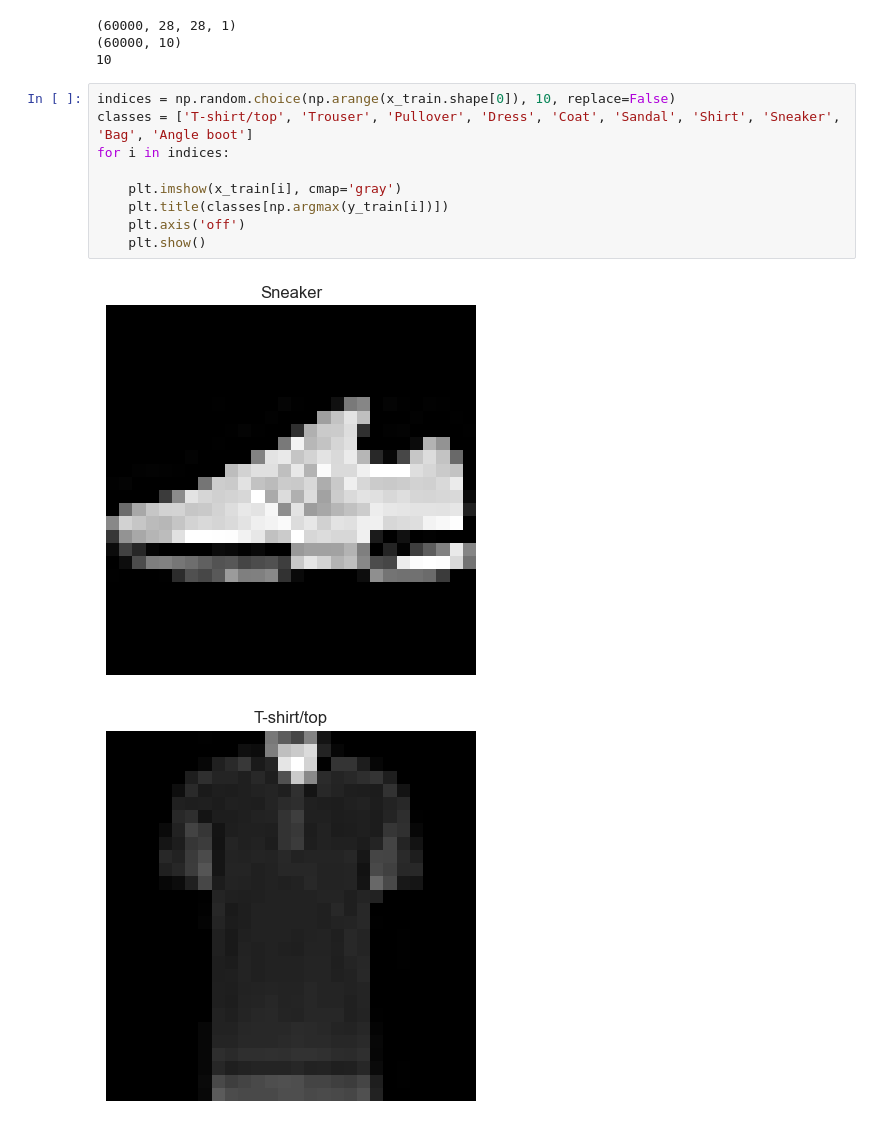
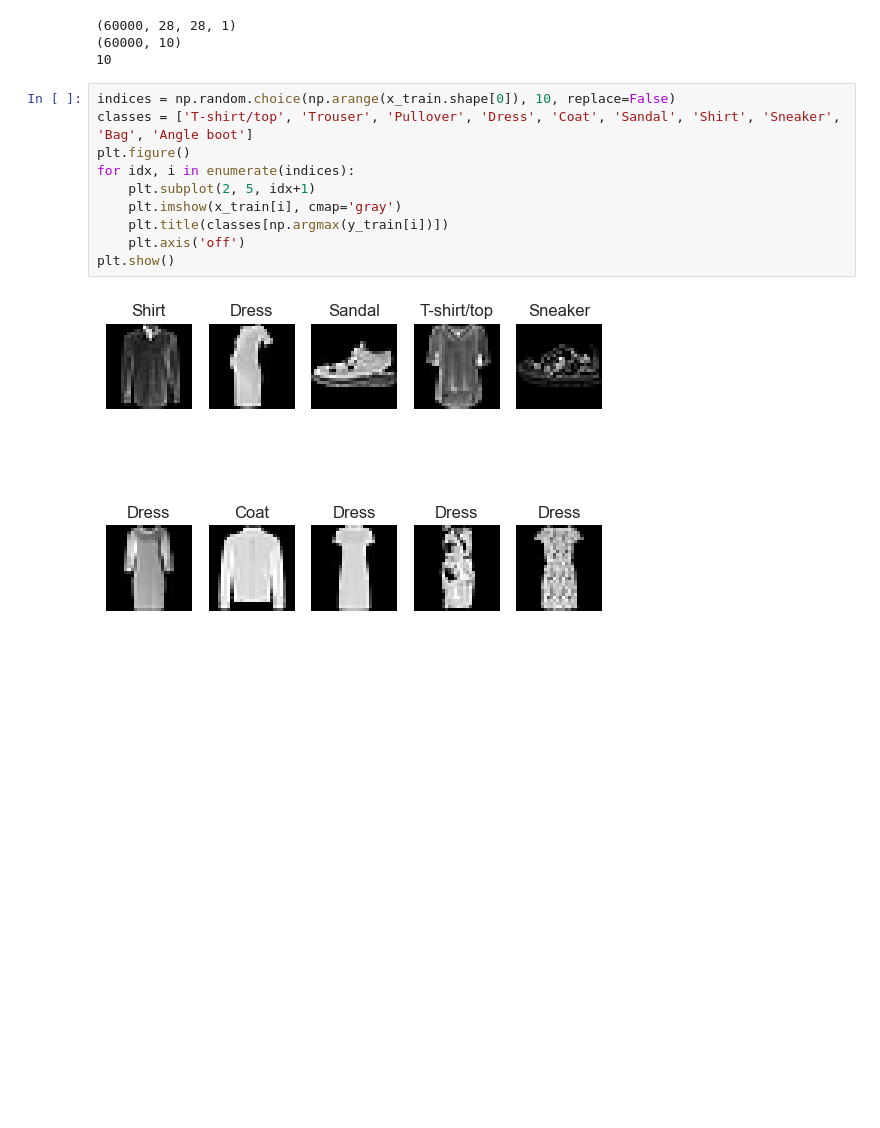
Before and after one commit to TMarszalek129/Neural-Networks, a Jupyter notebook: conv_layers_3.ipynb, the cells around one changed output. Drawn from its saved outputs; the diff is of its cells as text; blank space fills up the shorter version.

```diff
--- a/conv_layers_3.ipynb
+++ b/conv_layers_3.ipynb
@@ -64,12 +65,12 @@ print(num_classes)
 # %%
 indices = np.random.choice(np.arange(x_train.shape[0]), 10, replace=False)
 classes = ['T-shirt/top', 'Trouser', 'Pullover', 'Dress', 'Coat', 'Sandal', 'Shirt', 'Sneaker', 'Bag', 'Angle boot']
-for i in indices:
-
+plt.figure()
+for idx, i in enumerate(indices):
+    plt.subplot(2, 5, idx+1)
     plt.imshow(x_train[i], cmap='gray')
     plt.title(classes[np.argmax(y_train[i])])
     plt.axis('off')
-    plt.show()
+plt.show()
 # %% [output]
-[figure, old version]
+[figure, new version]
-[figure, removed]
```
Also changed, not shown: parts of 8 cells of this notebook, 3 other files.
